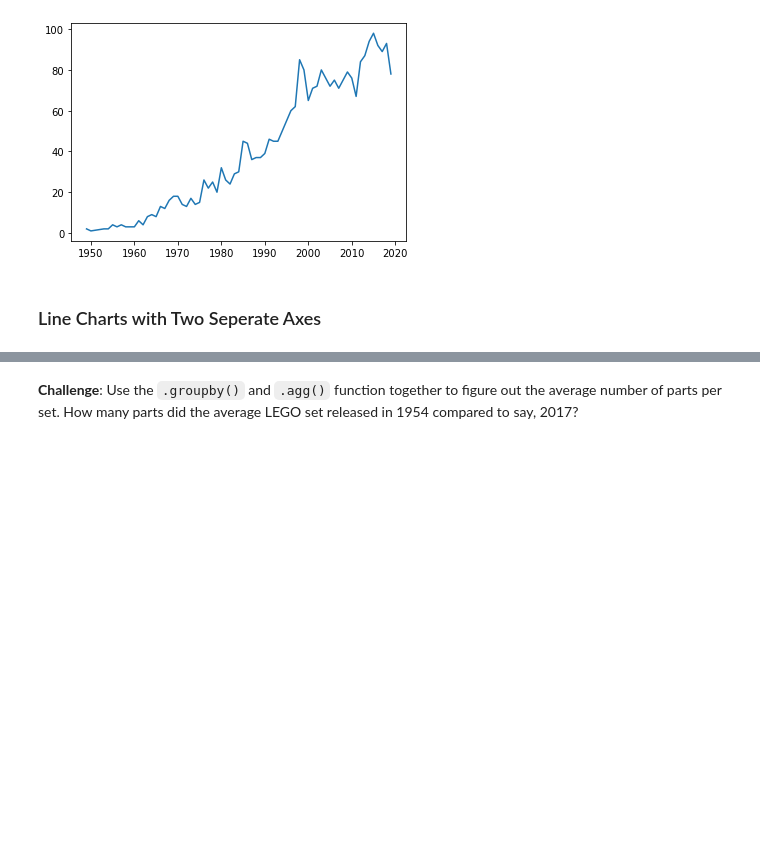
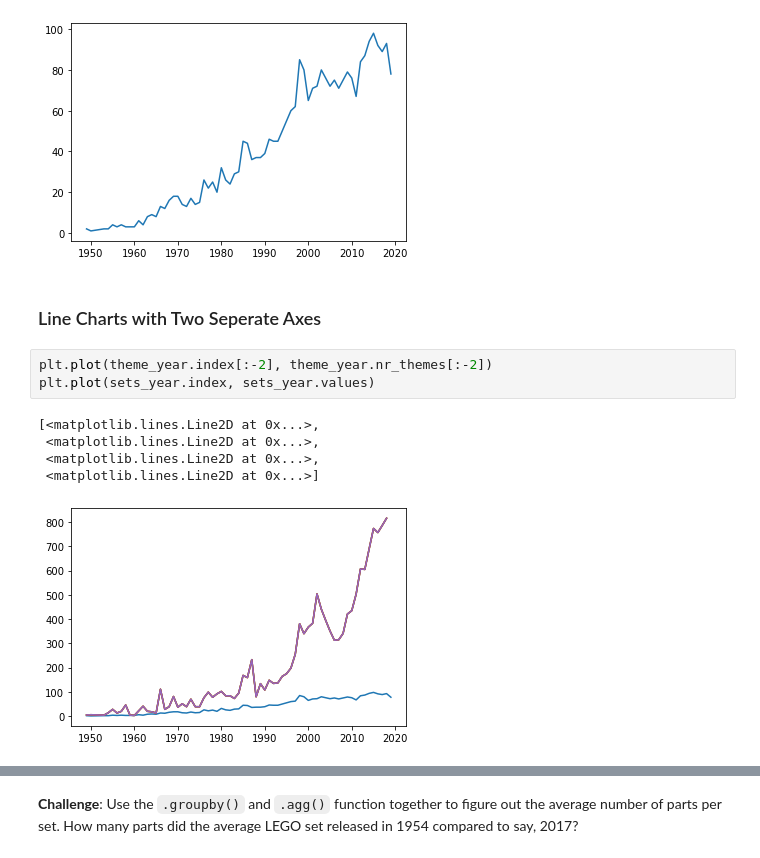
Before and after one commit to halilcodes/lego-set-stats, a Jupyter notebook: Lego_Analysis_for_Course_(start).ipynb, the cells around one changed output, grey strips where cells are left out. Cells and saved outputs as stored; diff of their text form; blank space fills up the shorter version.

Commit message:
finish multi-axis Matplotlib example

```diff
--- a/Lego_Analysis_for_Course_(start).ipynb
+++ b/Lego_Analysis_for_Course_(start).ipynb
@@ -232,3 +232,12 @@ plt.plot(theme_year.index[:-2], theme_year.nr_themes[:-2])
 [figure]
 # %% [markdown]
 ### Line Charts with Two Seperate Axes
+# %%
+plt.plot(theme_year.index[:-2], theme_year.nr_themes[:-2])
+plt.plot(sets_year.index, sets_year.values)
+# %% [output]
+[<matplotlib.lines.Line2D at 0x...>,
+ <matplotlib.lines.Line2D at 0x...>,
+ <matplotlib.lines.Line2D at 0x...>,
+ <matplotlib.lines.Line2D at 0x...>]
+[figure, added]
```
Also changed, not shown: parts of 3 cells of this notebook.
